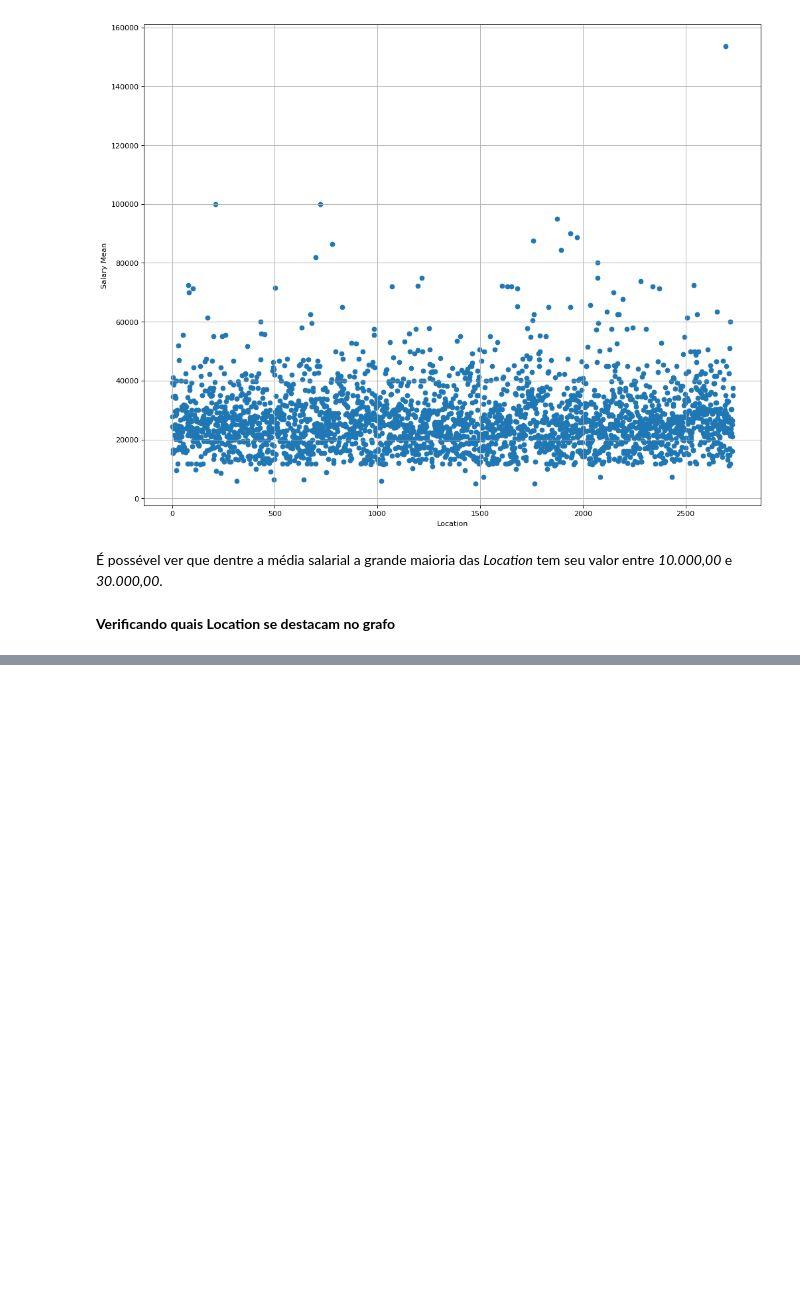
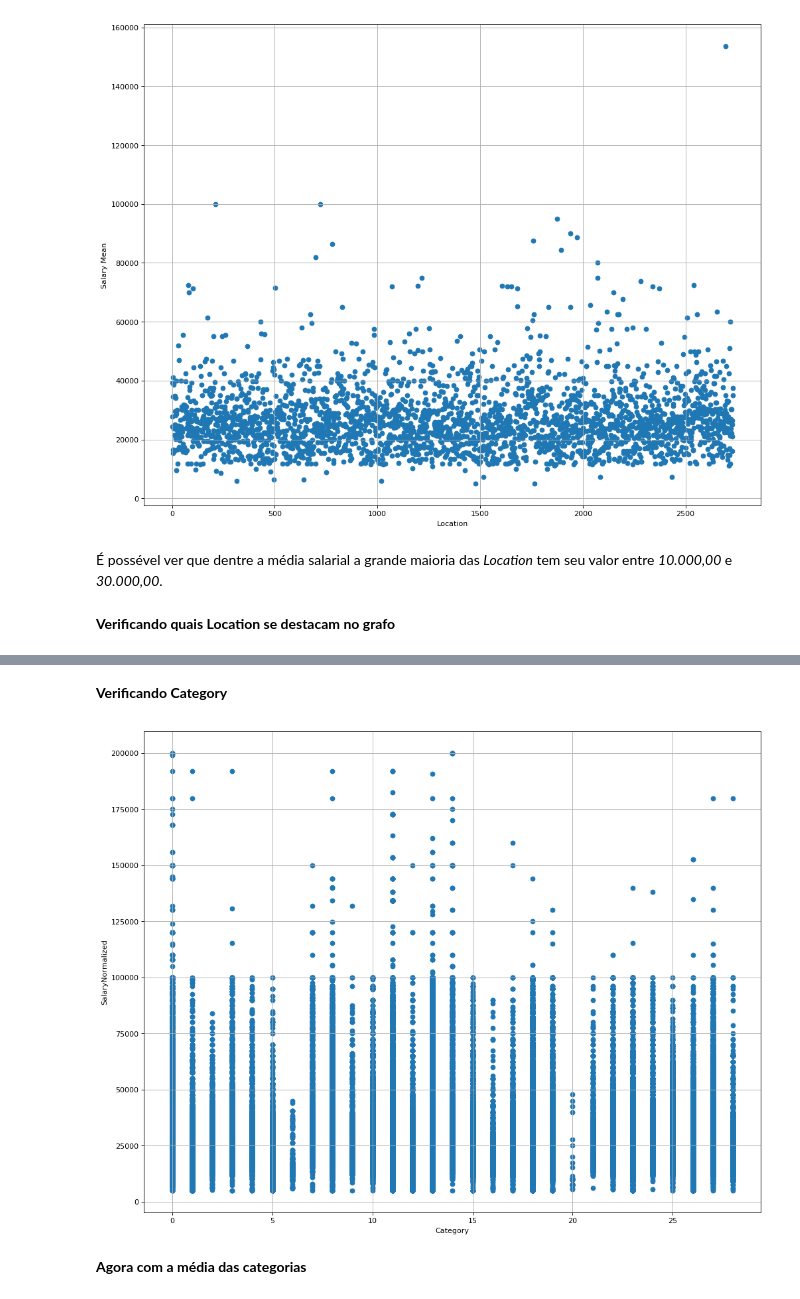
Before and after one commit to Machine-Learning-FGA/SalaryPrediction, a Jupyter notebook: Compara_Salary_Location_Title.ipynb, the cells around one changed output, grey strips where cells are left out. Drawn from its saved outputs; the diff is of its cells as text; code cells hidden in the pictures; blank space fills up the shorter version.

Commit message:
Add Category to salary comparation

```diff
--- a/Compara_Salary_Location_Title.ipynb
+++ b/Compara_Salary_Location_Title.ipynb
@@ -44,6 +44,7 @@ Mas podemos usar sem medo: Title, Location e Salary.
 Primeiramente é ordenado o dataframe pelo SalaryNormalized
 # %%
 df = df.sort_values('SalaryNormalized')
+df2 = df.copy()
 # %%
 df.LocationNormalized.describe()
 # %% [output]
@@ -155,0 +157,16 @@ above_cut_mean
+# %% [markdown]
+**Verificando Category**
+# %%
+le = LabelEncoder()
+categories = le.fit_transform(df2['Category'])
+
+plt.figure(figsize=(15, 12), dpi=80)
+plt.xlabel("Category")
+plt.ylabel("SalaryNormalized")
+plt.scatter(categories, df2['SalaryNormalized'])
+plt.grid(True)
+plt.show()
+# %% [output]
+[figure, added]
+# %% [markdown]
+**Agora com a média das categorias**
```
Also changed, not shown: parts of 3 cells of this notebook.
